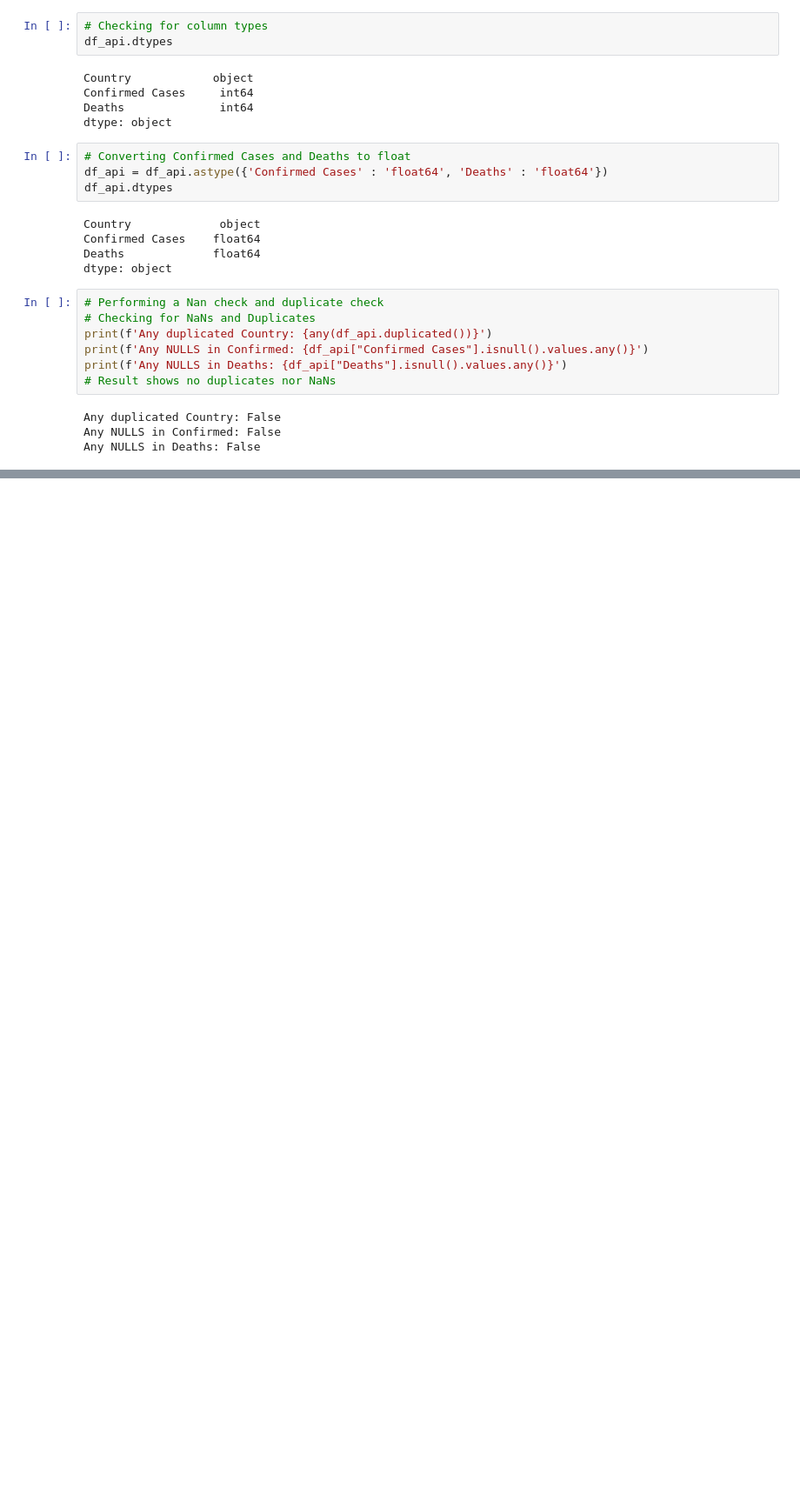
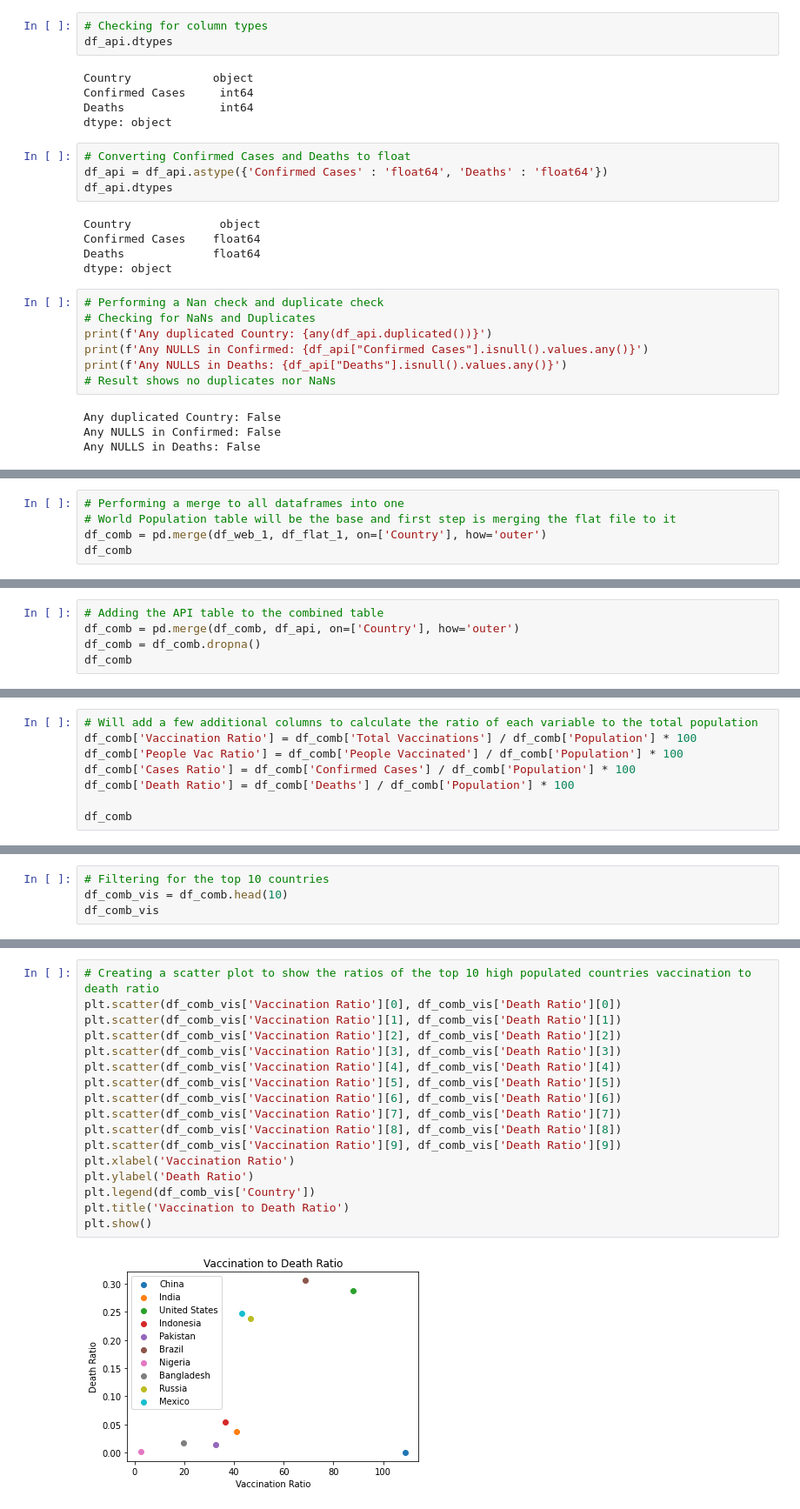
Before and after one commit to atabbalat/DSC540, a Jupyter notebook: Term Project/Term_Project_AbedTabbalat.ipynb, the cells around one changed output, grey strips where cells are left out. Shown at 87% size. Cells and saved outputs as stored; diff of their text form; blank space fills up the shorter version.

```diff
--- a/Term Project/Term_Project_AbedTabbalat.ipynb
+++ b/Term Project/Term_Project_AbedTabbalat.ipynb
@@ -474,0 +557,5 @@ df_api
+# %%
+# Performing a merge to all dataframes into one
+# World Population table will be the base and first step is merging the flat file to it
+df_comb = pd.merge(df_web_1, df_flat_1, on=['Country'], how='outer')
+df_comb
@@ -474,0 +576,5 @@ df_api
+# %%
+# Adding the API table to the combined table
+df_comb = pd.merge(df_comb, df_api, on=['Country'], how='outer')
+df_comb = df_comb.dropna()
+df_comb
@@ -474,0 +595,8 @@ df_api
+# %%
+# Will add a few additional columns to calculate the ratio of each variable to the total population
+df_comb['Vaccination Ratio'] = df_comb['Total Vaccinations'] / df_comb['Population'] * 100
+df_comb['People Vac Ratio'] = df_comb['People Vaccinated'] / df_comb['Population'] * 100
+df_comb['Cases Ratio'] = df_comb['Confirmed Cases'] / df_comb['Population'] * 100
+df_comb['Death Ratio'] = df_comb['Deaths'] / df_comb['Population'] * 100
+
+df_comb
@@ -474,0 +642,4 @@ df_api
+# %%
+# Filtering for the top 10 countries
+df_comb_vis = df_comb.head(10)
+df_comb_vis
@@ -474,0 +658,19 @@ df_api
+# %%
+# Creating a scatter plot to show the ratios of the top 10 high populated countries vaccination to death ratio
+plt.scatter(df_comb_vis['Vaccination Ratio'][0], df_comb_vis['Death Ratio'][0])
+plt.scatter(df_comb_vis['Vaccination Ratio'][1], df_comb_vis['Death Ratio'][1])
+plt.scatter(df_comb_vis['Vaccination Ratio'][2], df_comb_vis['Death Ratio'][2])
+plt.scatter(df_comb_vis['Vaccination Ratio'][3], df_comb_vis['Death Ratio'][3])
+plt.scatter(df_comb_vis['Vaccination Ratio'][4], df_comb_vis['Death Ratio'][4])
+plt.scatter(df_comb_vis['Vaccination Ratio'][5], df_comb_vis['Death Ratio'][5])
+plt.scatter(df_comb_vis['Vaccination Ratio'][6], df_comb_vis['Death Ratio'][6])
+plt.scatter(df_comb_vis['Vaccination Ratio'][7], df_comb_vis['Death Ratio'][7])
+plt.scatter(df_comb_vis['Vaccination Ratio'][8], df_comb_vis['Death Ratio'][8])
+plt.scatter(df_comb_vis['Vaccination Ratio'][9], df_comb_vis['Death Ratio'][9])
+plt.xlabel('Vaccination Ratio')
+plt.ylabel('Death Ratio')
+plt.legend(df_comb_vis['Country'])
+plt.title('Vaccination to Death Ratio')
+plt.show()
+# %% [output]
+[figure, added]
```
Also changed, not shown: parts of 22 cells of this notebook, 5 other files.
